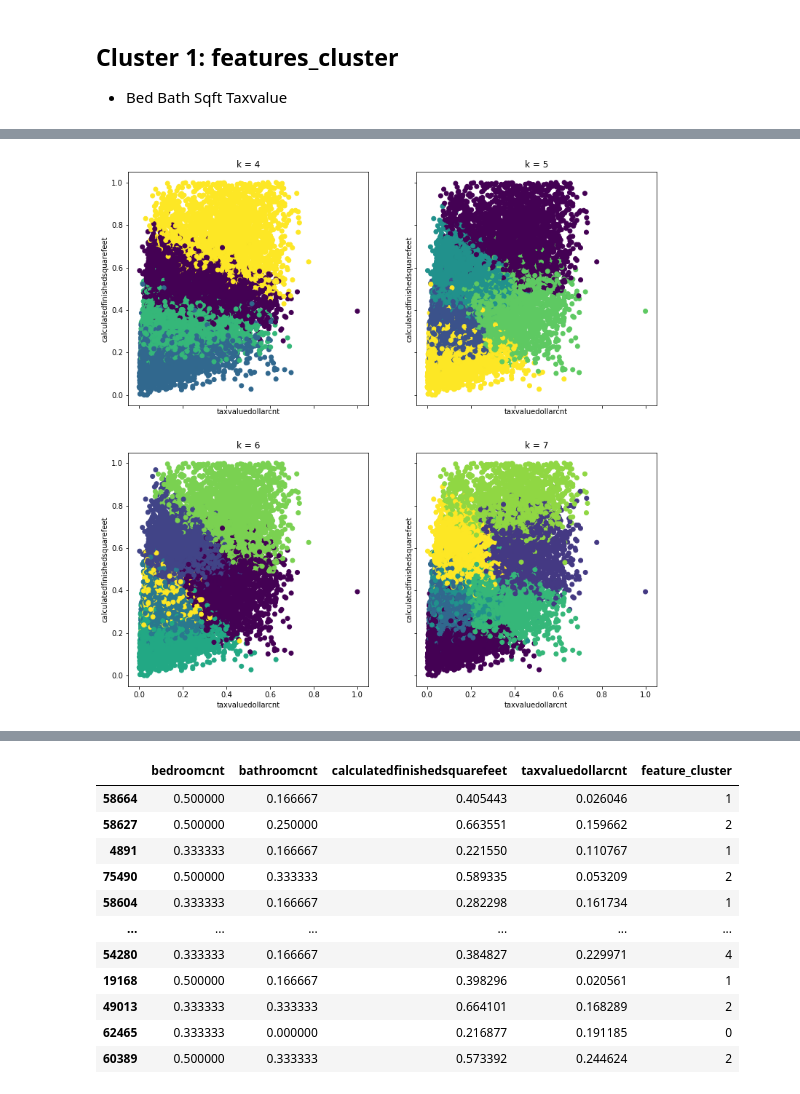
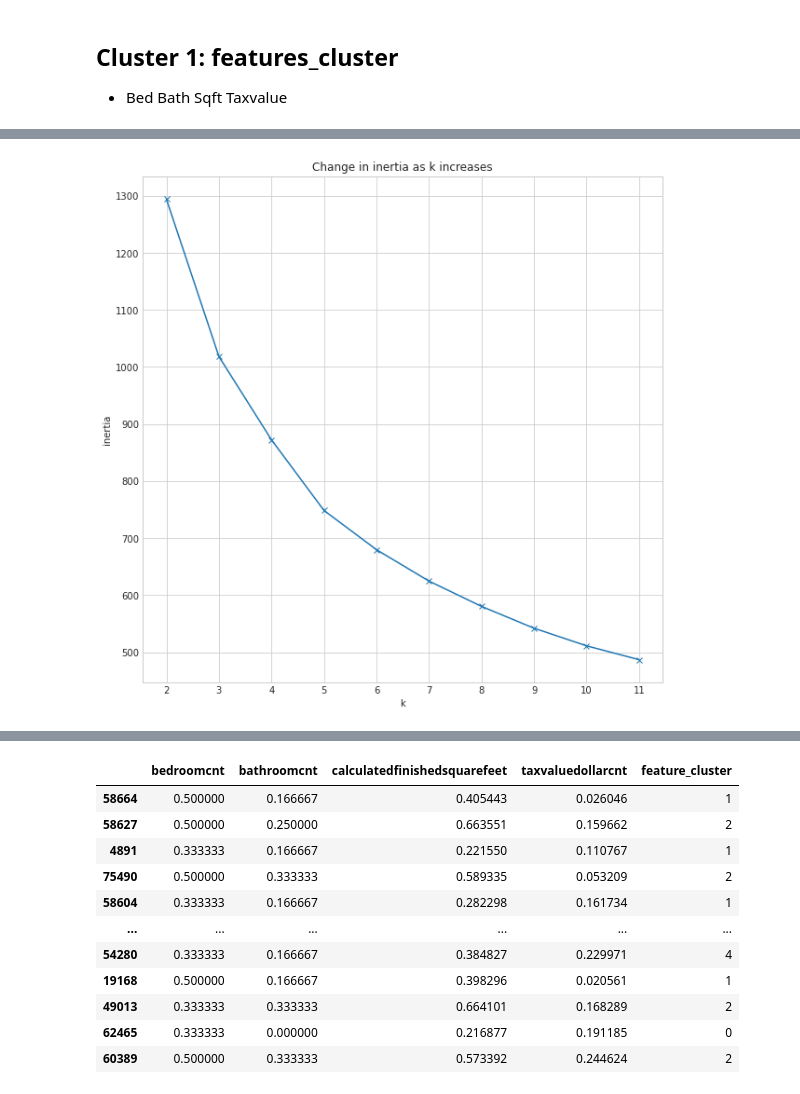
Before and after one commit to velasquez-wheeler/zillow_clustering_project, a Jupyter notebook: delme-wheeler-explore.ipynb, the cells around one changed output, grey strips where cells are left out. Cells and saved outputs as stored; diff of their text form; code cells hidden in the pictures.

```diff
--- a/delme-wheeler-explore.ipynb
+++ b/delme-wheeler-explore.ipynb
@@ -241,9 +227,5 @@ with plt.style.context('seaborn-whitegrid'):
-# %%
-fig, axs = plt.subplots(2, 2, figsize=(13, 13), sharex=True, sharey=True)
-
-for ax, k in zip(axs.ravel(), range(4, 8)):
-    clusters = KMeans(k).fit(X_train_feature_cluster).predict(X_train_feature_cluster)
-    ax.scatter(X_train_feature_cluster.taxvaluedollarcnt, X_train_feature_cluster.calculatedfinishedsquarefeet, c=clusters)
-    ax.set(title='k = {}'.format(k), xlabel='taxvaluedollarcnt', ylabel='calculatedfinishedsquarefeet')
-# %% [output]
-[figure, removed]
+# %%
+# Use the elbow method to consider a k for future clustering
+viz.cluster1_elbow_for_k(X_train_feature_cluster)
+# %% [output]
+[figure, added]
```
Also changed, not shown: parts of 45 cells of this notebook.
